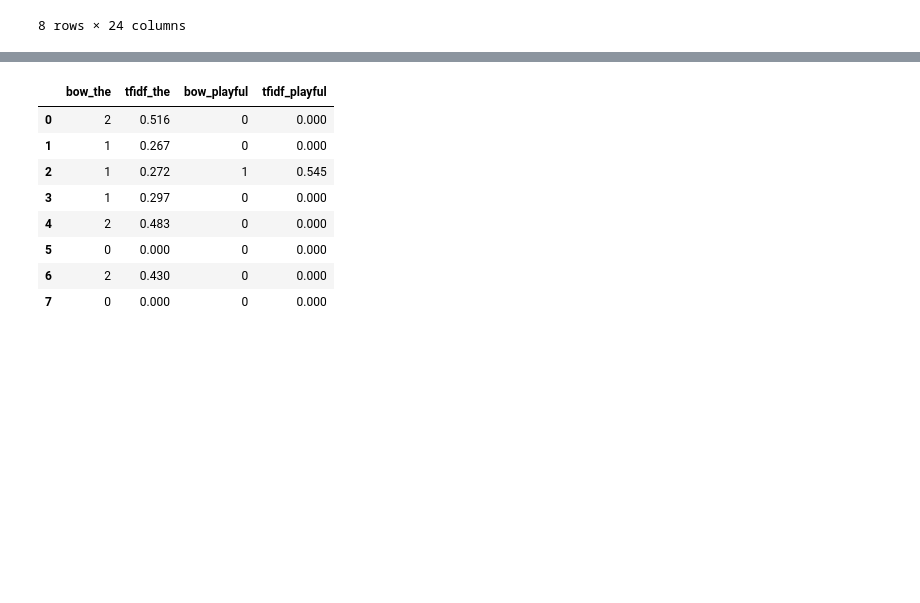
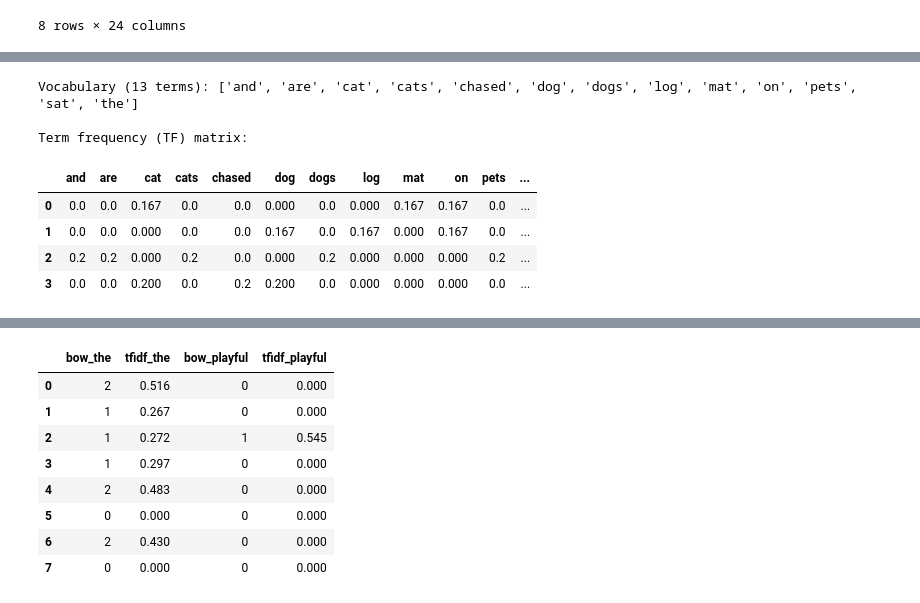
Before and after one commit to yash27007/python-bootcamp, a Jupyter notebook: 07-nlp/02-feature-extraction/feature-extraction.ipynb, the cells around one changed output, grey strips where cells are left out. Cells and saved outputs as stored; diff of their text form; code cells hidden in the pictures; blank space fills up the shorter version.

```diff
--- a/07-nlp/02-feature-extraction/feature-extraction.ipynb
+++ b/07-nlp/02-feature-extraction/feature-extraction.ipynb
@@ -162,0 +167,36 @@ TF-IDF matrix shape: (8, 24)
+# %%
+toy_corpus = [
+    "the cat sat on the mat",
+    "the dog sat on the log",
+    "cats and dogs are pets",
+    "the cat chased the dog",
+]
+
+# 1. Tokenize and build the vocabulary
+toy_docs_tokens = [doc.split() for doc in toy_corpus]
+toy_vocab = sorted(set(tok for doc in toy_docs_tokens for tok in doc))
+print(f"Vocabulary ({len(toy_vocab)} terms): {toy_vocab}")
+
+# 2. Term frequency matrix: raw counts, then divided by doc length
+N = len(toy_corpus)
+V = len(toy_vocab)
+term_counts = np.zeros((N, V))
+for d, doc in enumerate(toy_docs_tokens):
+    for tok in doc:
+        term_counts[d, toy_vocab.index(tok)] += 1
+
+doc_lengths = term_counts.sum(axis=1, keepdims=True)
+tf = term_counts / doc_lengths
+
+tf_df = pd.DataFrame(tf, columns=toy_vocab).round(3)
+print("\nTerm frequency (TF) matrix:")
+tf_df
+# %% [output]
+Vocabulary (13 terms): ['and', 'are', 'cat', 'cats', 'chased', 'dog', 'dogs', 'log', 'mat', 'on', 'pets', 'sat', 'the']
+
+Term frequency (TF) matrix:
+|  | and | are | cat | cats | chased | dog | dogs | log | mat | on | pets | ... |
+| 0 | 0.0 | 0.0 | 0.167 | 0.0 | 0.0 | 0.000 | 0.0 | 0.000 | 0.167 | 0.167 | 0.0 | ... |
+| 1 | 0.0 | 0.0 | 0.000 | 0.0 | 0.0 | 0.167 | 0.0 | 0.167 | 0.000 | 0.167 | 0.0 | ... |
+| 2 | 0.2 | 0.2 | 0.000 | 0.2 | 0.0 | 0.000 | 0.2 | 0.000 | 0.000 | 0.000 | 0.2 | ... |
+| 3 | 0.0 | 0.0 | 0.200 | 0.0 | 0.2 | 0.200 | 0.0 | 0.000 | 0.000 | 0.000 | 0.0 | ... |
```
Also changed, not shown: parts of 4 cells of this notebook, 5 other files.
